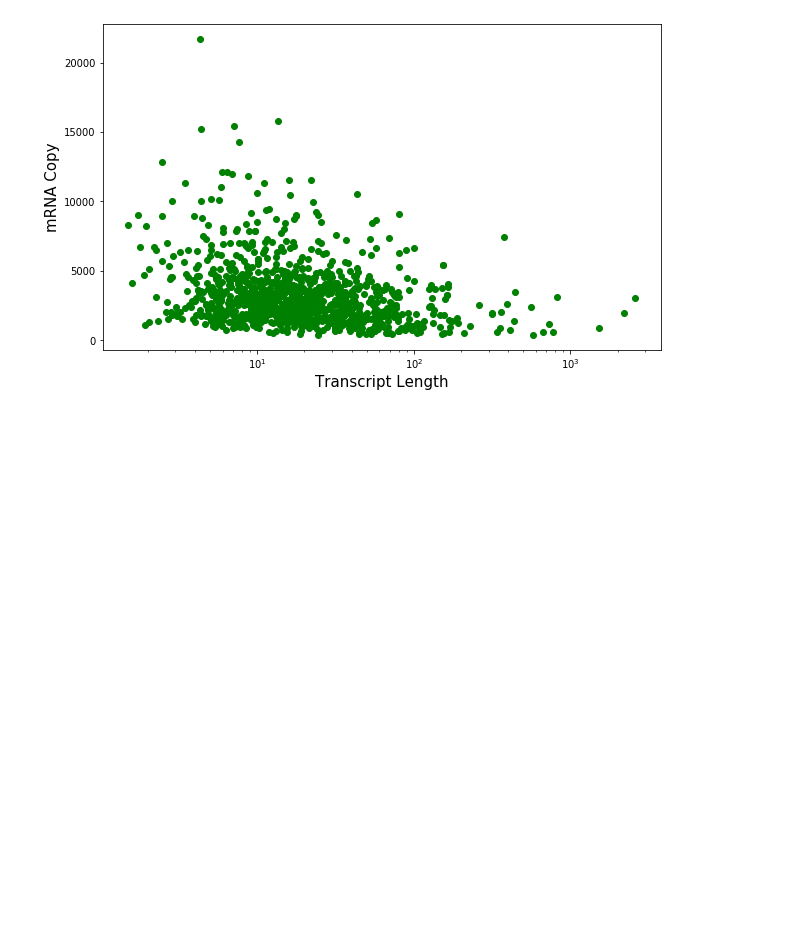
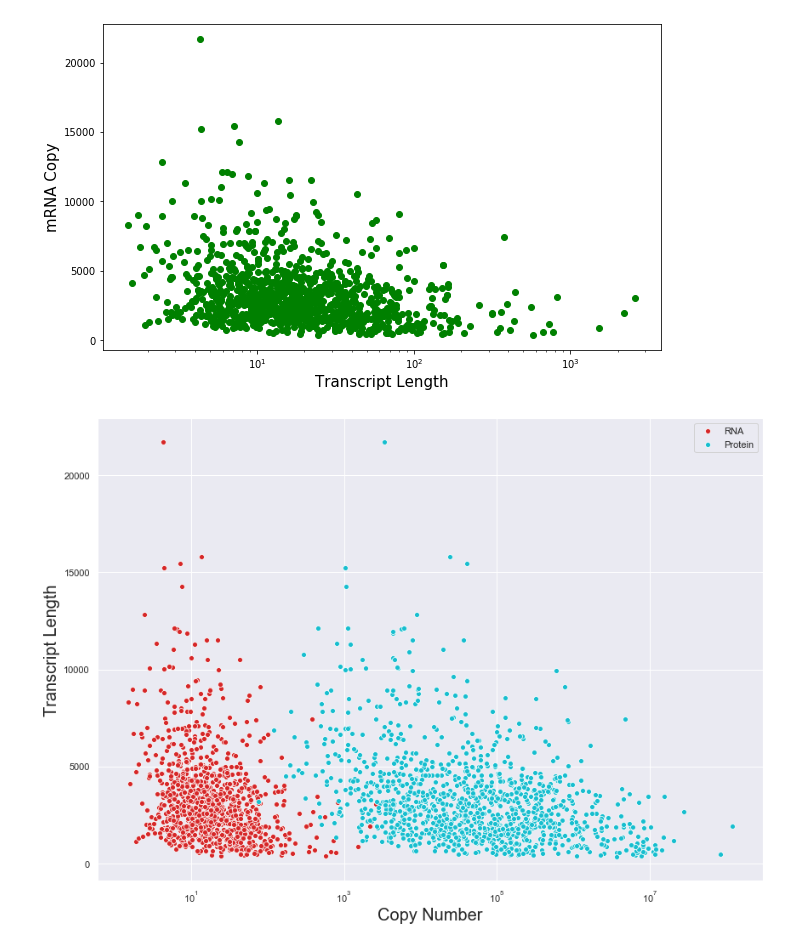
Before and after one commit to junp0619/spark, a Jupyter notebook: RNA_molecules.ipynb, the cells around one changed output. Saved outputs shown, nothing was run; the diff lists cells and outputs as text; code cells hidden in the pictures; blank space fills up the shorter version.

Commit message:
Seaborn Scatterplot

```diff
--- a/RNA_molecules.ipynb
+++ b/RNA_molecules.ipynb
@@ -52,6 +82,20 @@ ax.set_xscale('log')
 ##
 # %% [output]
 [figure]
+# %%
+# seaborn plot
+import seaborn as sns; sns.set()
+
+fig = plt.figure(figsize = (14, 10))
+
+ax = sns.scatterplot(x='mRNA Copy', y='Transcript Length', data=merged, color = 'tab:red', label = "RNA")
+ax = sns.scatterplot(x='Protein Copy', y='Transcript Length', data=merged, color = 'tab:cyan', label = "Protein")
+
+ax.set_xlabel('Copy Number', fontsize = 20)
+ax.set_ylabel('Transcript Length', fontsize = 20)
+ax.set_xscale('log')
+# %% [output]
+[figure, added]
 # %%
 # wb = xlrd.open_workbook('RNA_molecules_data.xltm') #this opens the file im reading
 # sheet = wb.sheet_by_index(0)            #this "sheet_by_index" command extracts the nth sheet in the workbook.
```
Also changed, not shown: parts of 2 cells of this notebook.
